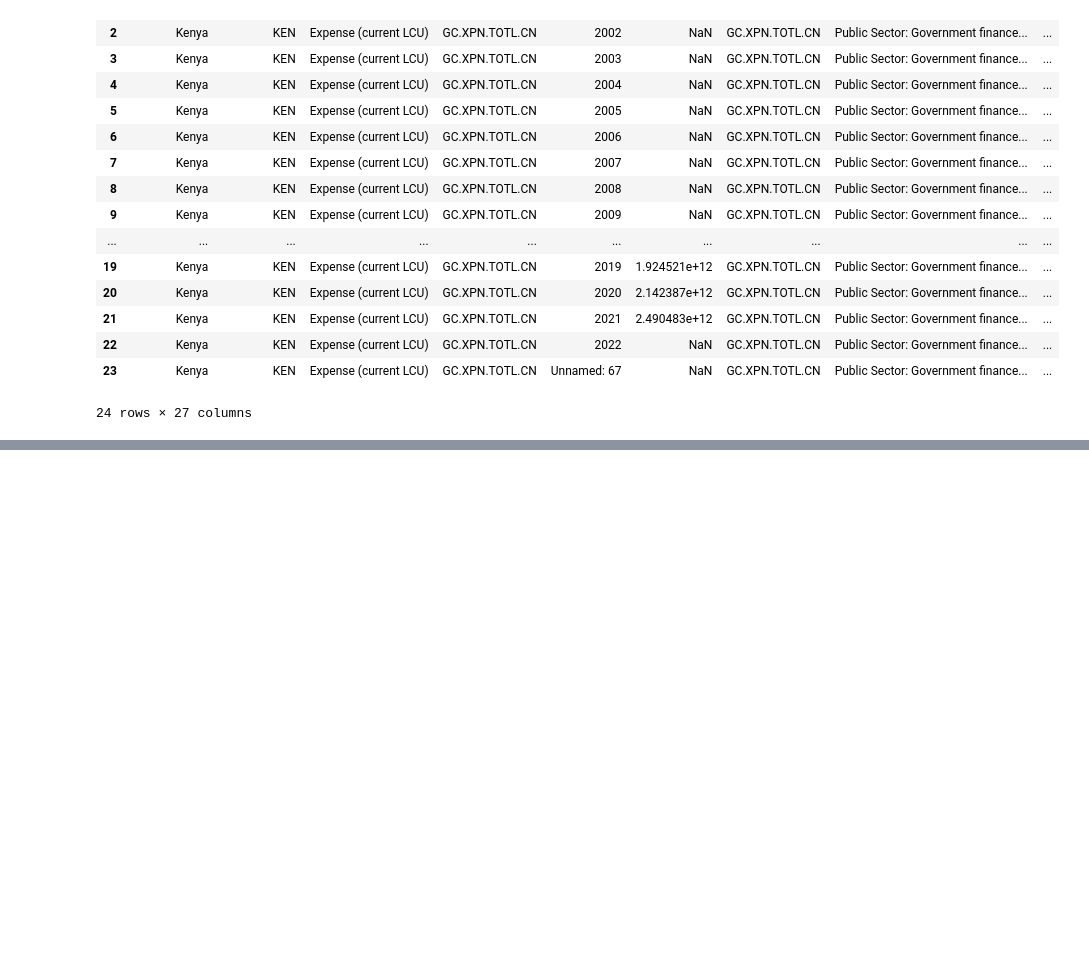
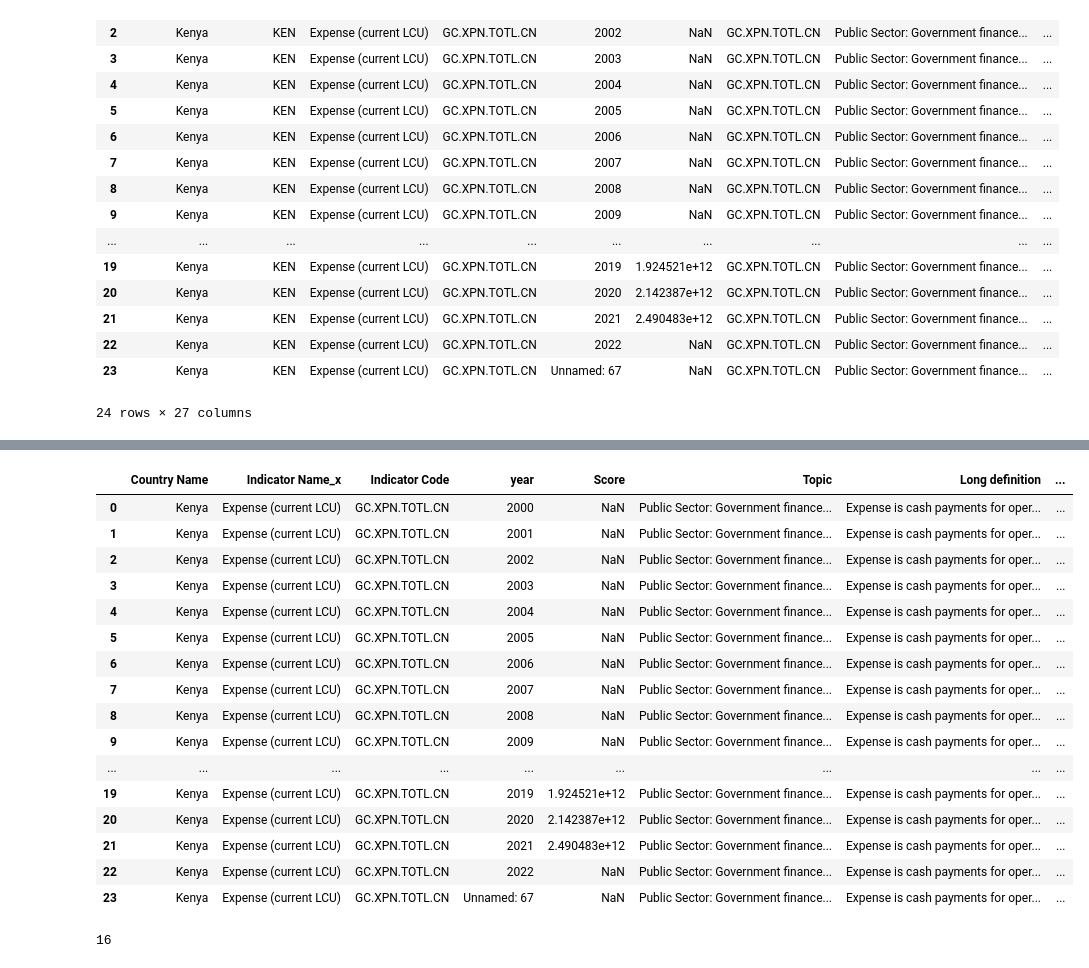
Before and after one commit to valarythairu/Development-Indicators, a Jupyter notebook: index.ipynb, the cells around one changed output, grey strips where cells are left out. Cells and saved outputs as stored; diff of their text form; code cells hidden in the pictures; blank space fills up the shorter version.

```diff
--- a/index.ipynb
+++ b/index.ipynb
@@ -123,0 +135,28 @@ Expense_data
+# %%
+columns = ['Country Name','Indicator Name_x','Indicator Code','year','Score','Topic','Long definition','Periodicity']
+
+Expense_data = Expense_data[columns]
+
+Expense_data
+# %% [output]
+|  | Country Name | Indicator Name_x | Indicator Code | year | Score | Topic | Long definition | ... |
+| 0 | Kenya | Expense (current LCU) | GC.XPN.TOTL.CN | 2000 | NaN | Public Sector: Government finance... | Expense is cash payments for oper... | ... |
+| 1 | Kenya | Expense (current LCU) | GC.XPN.TOTL.CN | 2001 | NaN | Public Sector: Government finance... | Expense is cash payments for oper... | ... |
+| 2 | Kenya | Expense (current LCU) | GC.XPN.TOTL.CN | 2002 | NaN | Public Sector: Government finance... | Expense is cash payments for oper... | ... |
+| 3 | Kenya | Expense (current LCU) | GC.XPN.TOTL.CN | 2003 | NaN | Public Sector: Government finance... | Expense is cash payments for oper... | ... |
+| 4 | Kenya | Expense (current LCU) | GC.XPN.TOTL.CN | 2004 | NaN | Public Sector: Government finance... | Expense is cash payments for oper... | ... |
+| 5 | Kenya | Expense (current LCU) | GC.XPN.TOTL.CN | 2005 | NaN | Public Sector: Government finance... | Expense is cash payments for oper... | ... |
+| 6 | Kenya | Expense (current LCU) | GC.XPN.TOTL.CN | 2006 | NaN | Public Sector: Government finance... | Expense is cash payments for oper... | ... |
+| 7 | Kenya | Expense (current LCU) | GC.XPN.TOTL.CN | 2007 | NaN | Public Sector: Government finance... | Expense is cash payments for oper... | ... |
+| 8 | Kenya | Expense (current LCU) | GC.XPN.TOTL.CN | 2008 | NaN | Public Sector: Government finance... | Expense is cash payments for oper... | ... |
+| 9 | Kenya | Expense (current LCU) | GC.XPN.TOTL.CN | 2009 | NaN | Public Sector: Government finance... | Expense is cash payments for oper... | ... |
+| ... | ... | ... | ... | ... | ... | ... | ... | ... |
+| 19 | Kenya | Expense (current LCU) | GC.XPN.TOTL.CN | 2019 | 1.924521e+12 | Public Sector: Government finance... | Expense is cash payments for oper... | ... |
+| 20 | Kenya | Expense (current LCU) | GC.XPN.TOTL.CN | 2020 | 2.142387e+12 | Public Sector: Government finance... | Expense is cash payments for oper... | ... |
+| 21 | Kenya | Expense (current LCU) | GC.XPN.TOTL.CN | 2021 | 2.490483e+12 | Public Sector: Government finance... | Expense is cash payments for oper... | ... |
+| 22 | Kenya | Expense (current LCU) | GC.XPN.TOTL.CN | 2022 | NaN | Public Sector: Government finance... | Expense is cash payments for oper... | ... |
+| 23 | Kenya | Expense (current LCU) | GC.XPN.TOTL.CN | Unnamed: 67 | NaN | Public Sector: Government finance... | Expense is cash payments for oper... | ... |
+# %%
+Expense_data['Score'].isna().sum()
+# %% [output]
+16
```
Also changed, not shown: parts of 9 cells of this notebook.
